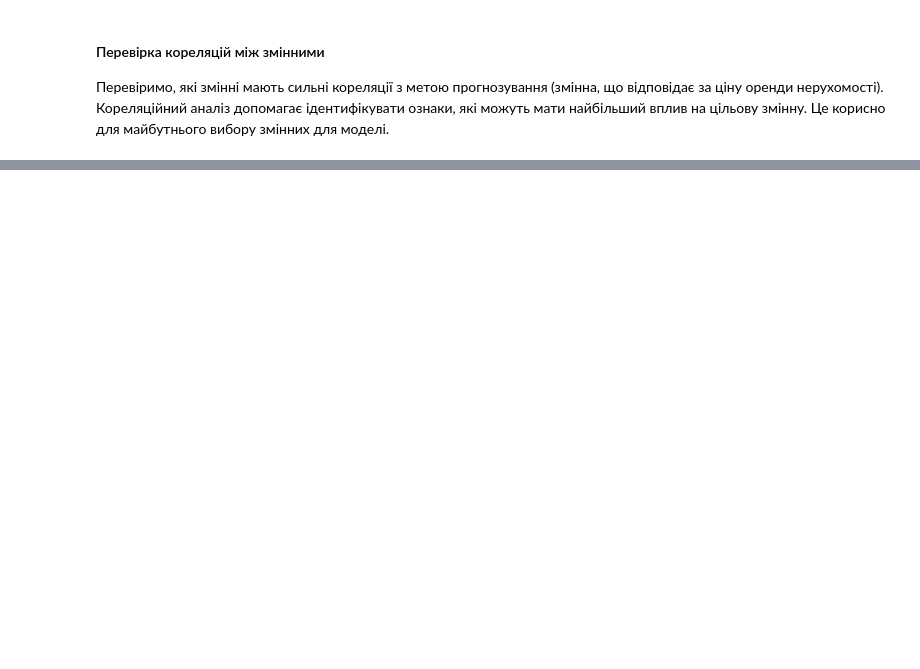
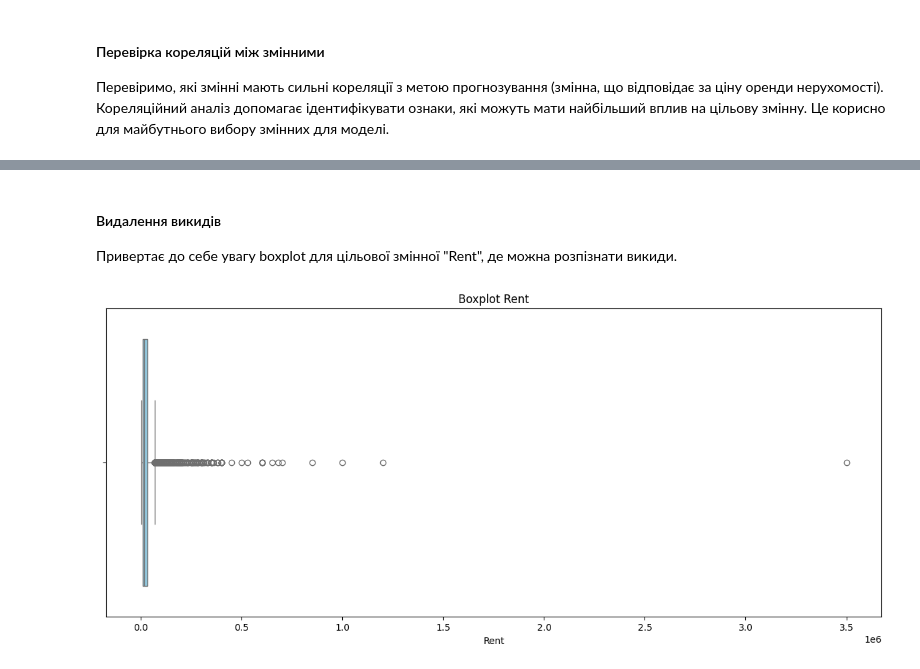
Before and after one commit to andriy-pro/goit-math-hw-10, a Jupyter notebook: src/math_task_10.ipynb, the cells around one changed output, grey strips where cells are left out. Cells and saved outputs as stored; diff of their text form; code cells hidden in the pictures; blank space fills up the shorter version.

```diff
--- a/src/math_task_10.ipynb
+++ b/src/math_task_10.ipynb
@@ -566,0 +830,11 @@ dtype: object
+# %% [markdown]
+#### Видалення викидів
+Привертає до себе увагу boxplot для цільової змінної "Rent", де можна розпізнати викиди.
+# %%
+# Виведемо boxplot для ознаки "Rent"
+plt.figure(figsize=(15, 6))
+sns.boxplot(x=df_filtered['Rent'], color='skyblue')
+plt.title('Boxplot Rent')
+plt.show()
+# %% [output]
+[figure, added]
```
Also changed, not shown: parts of 36 cells of this notebook, 1 other file.
